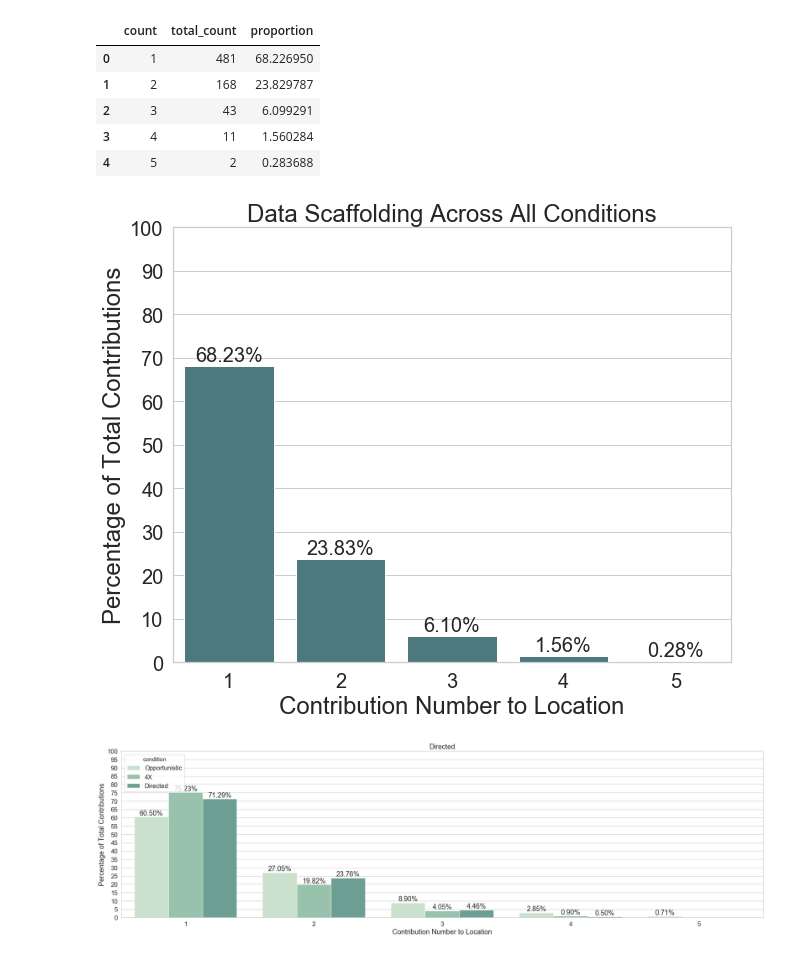
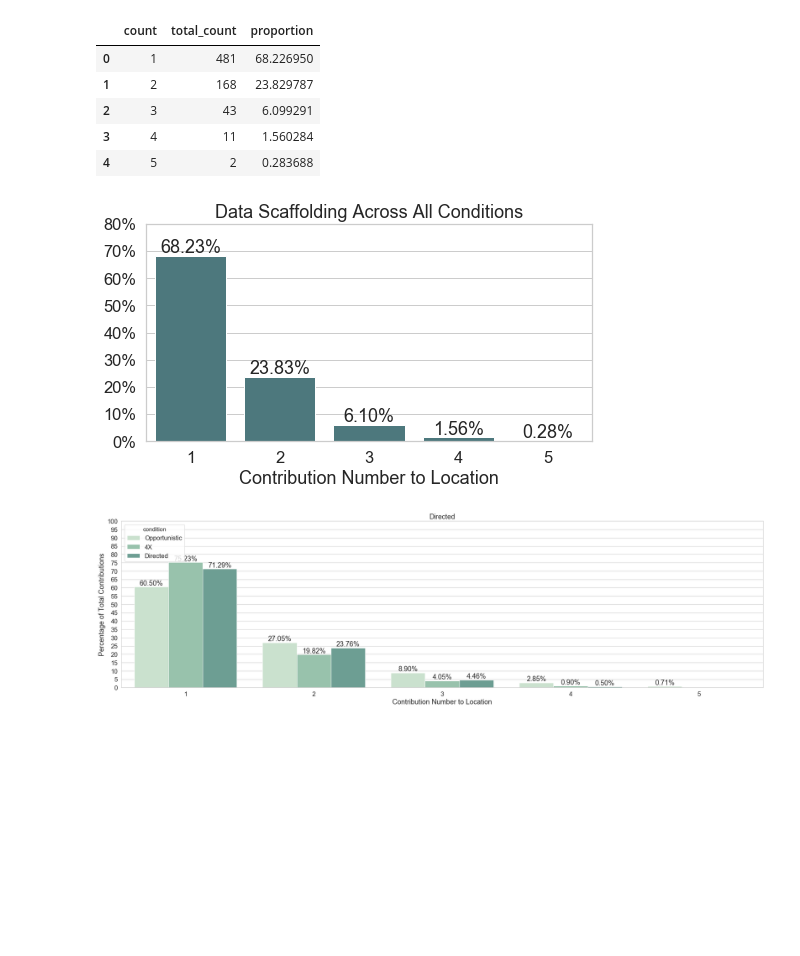
Before and after one commit to NUDelta/les-study-analysis, a Jupyter notebook: w2018/4X-study-analysis.ipynb, the cells around one changed output. Cells and saved outputs as stored; diff of their text form; code cells hidden in the pictures; blank space fills up the shorter version.

```diff
--- a/w2018/4X-study-analysis.ipynb
+++ b/w2018/4X-study-analysis.ipynb
@@ -2514,28 +2523,31 @@ combined_scaffolding_graph
 | 3 | 4 | 11 | 1.560284 |
 | 4 | 5 | 2 | 0.283688 |
 # %%
-fig, ax = plt.subplots(figsize=(10, 8))
+fig, ax = plt.subplots(figsize=(8, 4))
 
 sns.barplot(data=combined_scaffolding_graph, color=sns.color_palette()[3],
             x='count', y='proportion', ax=ax)
-ax.set_xlabel('Contribution Number to Location', fontsize=24)
-ax.set_ylabel('Percentage of Total Contributions', fontsize=24)
+ax.set_xlabel('Contribution Number to Location')
+# ax.set_ylabel('Percentage of All Contributions')
+ax.set_ylabel('')
 
-ax.set_ylim(0, 100)
-ax.set_yticks(range(0, 101, 10))
-ax.set_title('Data Scaffolding Across All Conditions', fontsize=24)
-ax.tick_params(labelsize=20)
+ax.set_ylim(0, 80)
+ax.set_yticks(range(0, 81, 10))
+ax.set_yticklabels(['{}%'.format(x) for x in ax.get_yticks()])
+
+ax.set_title('Data Scaffolding Across All Conditions')
+ax.tick_params()
 
 # Get current axis on current figure
 for p in ax.patches:
     height = p.get_height()
     if not math.isnan(height):
-        ax.text(p.get_x() + p.get_width() / 2, height + 1, '{:1.2f}%'.format(height), ha="center", fontsize=20)
+        ax.text(p.get_x() + p.get_width() / 2, height + 1, '{:1.2f}%'.format(height), ha="center")
 
 output_fig = ax.get_figure()
 output_fig.savefig('./graphs/data-scaffolding-all.png', dpi=300, transparent=True, bbox_inches='tight', pad_inches=0)
 # %% [output]
-[figure, old version]
+[figure, new version]
 # %%
 # opportunistic
 atloc_opp_loc_contrib_hist = atloc_opp_loc[atloc_opp_loc['remappedResponses'] == 'Valid Response'].groupby(['taskLocationId', 'locationName', 'locationType'])['taskLocationId'].count().reset_index(name='count')
```
Also changed, not shown: parts of 1 cell of this notebook, 1 other file.
